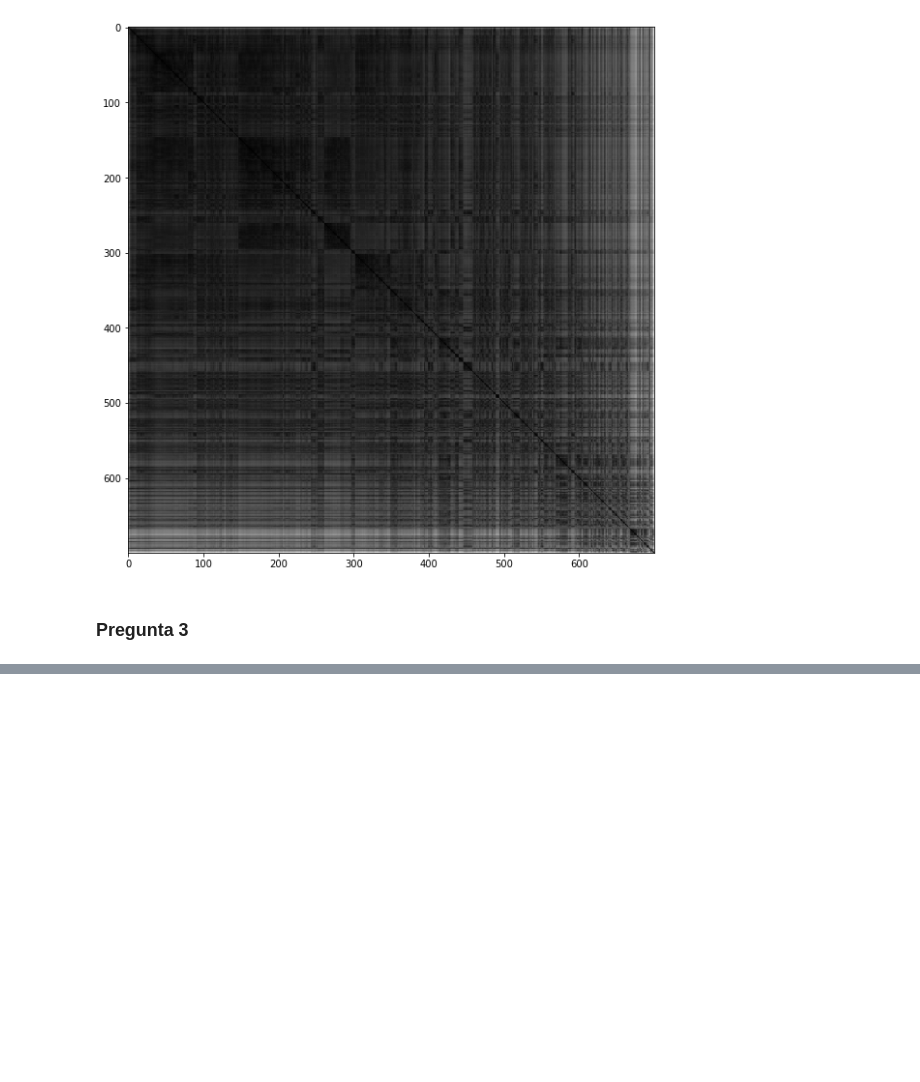
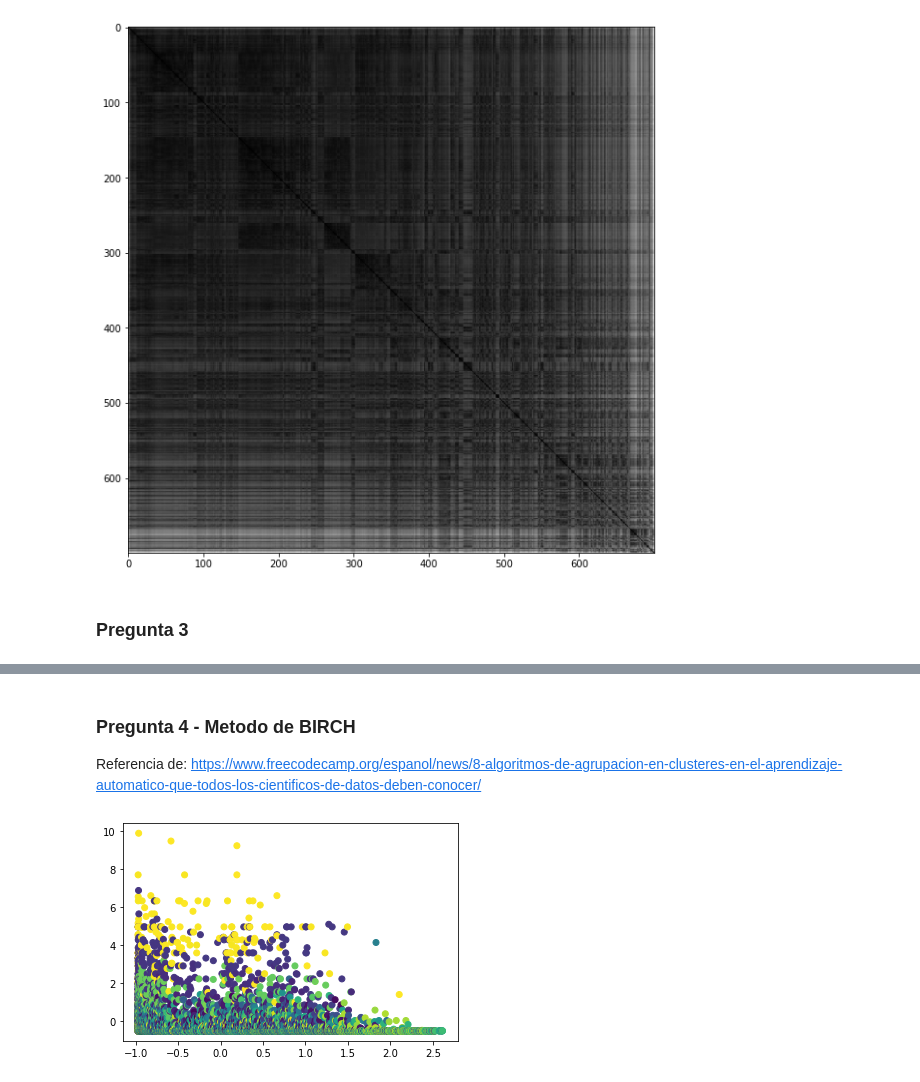
Before and after one commit to andreamalin/HDT2_Mineria, a Jupyter notebook: hdt2.ipynb, the cells around one changed output, grey strips where cells are left out. Drawn from its saved outputs; the diff is of its cells as text; code cells hidden in the pictures; blank space fills up the shorter version.

Commit message:
Metodo de BIRCH

```diff
--- a/hdt2.ipynb
+++ b/hdt2.ipynb
@@ -76,0 +79,16 @@ plt.show()
+# %% [markdown]
+### Pregunta 4 - Metodo de BIRCH
+Referencia de: https://www.freecodecamp.org/espanol/news/8-algoritmos-de-agrupacion-en-clusteres-en-el-aprendizaje-automatico-que-todos-los-cientificos-de-datos-deben-conocer/
+# %%
+# Inicializar el modelo
+birch_model = Birch(threshold=0.03, n_clusters=None)
+birch_model.fit(X_scale)
+
+# Obtenemos los puntos y los clusters
+birch_result = birch_model.predict(X_scale)
+
+# Graficar los clusters
+plt.scatter(X_scale[:, 0], X_scale[:, 1], c = birch_result)
+plt.show()
+# %% [output]
+[figure, added]
```
Also changed, not shown: parts of 3 cells of this notebook.
